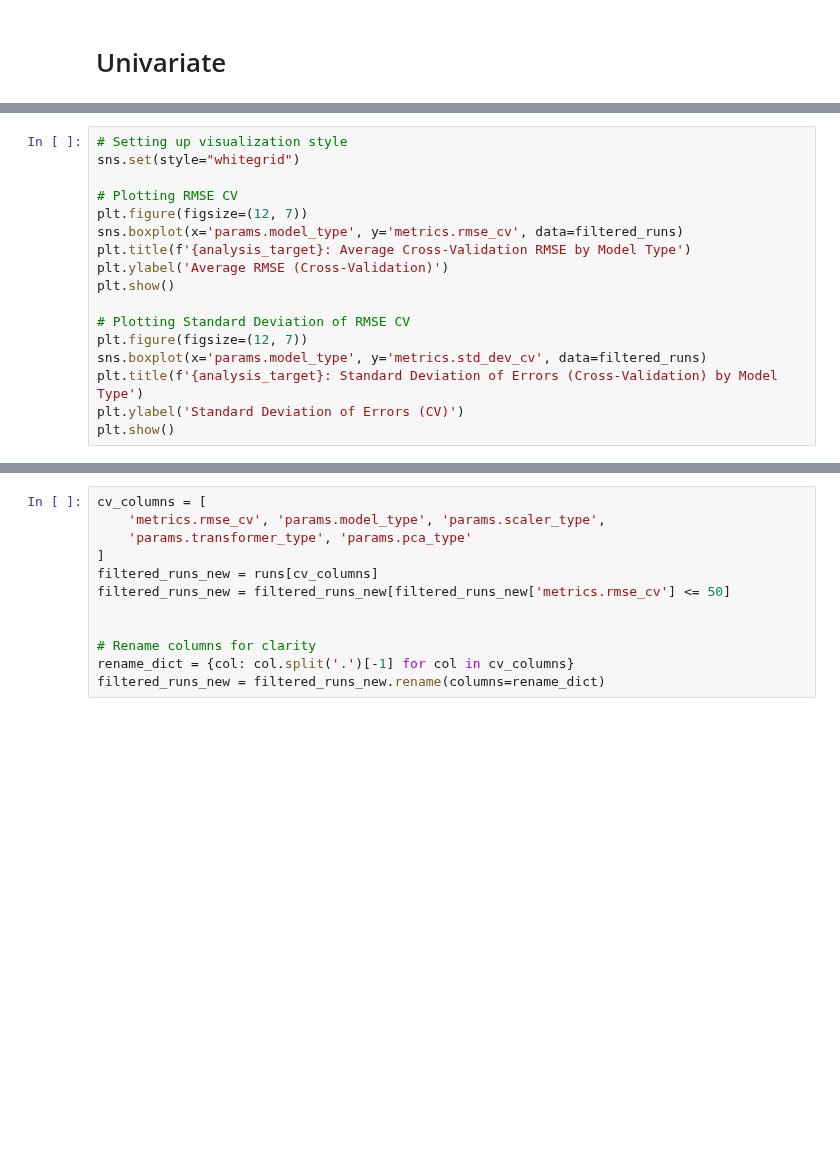
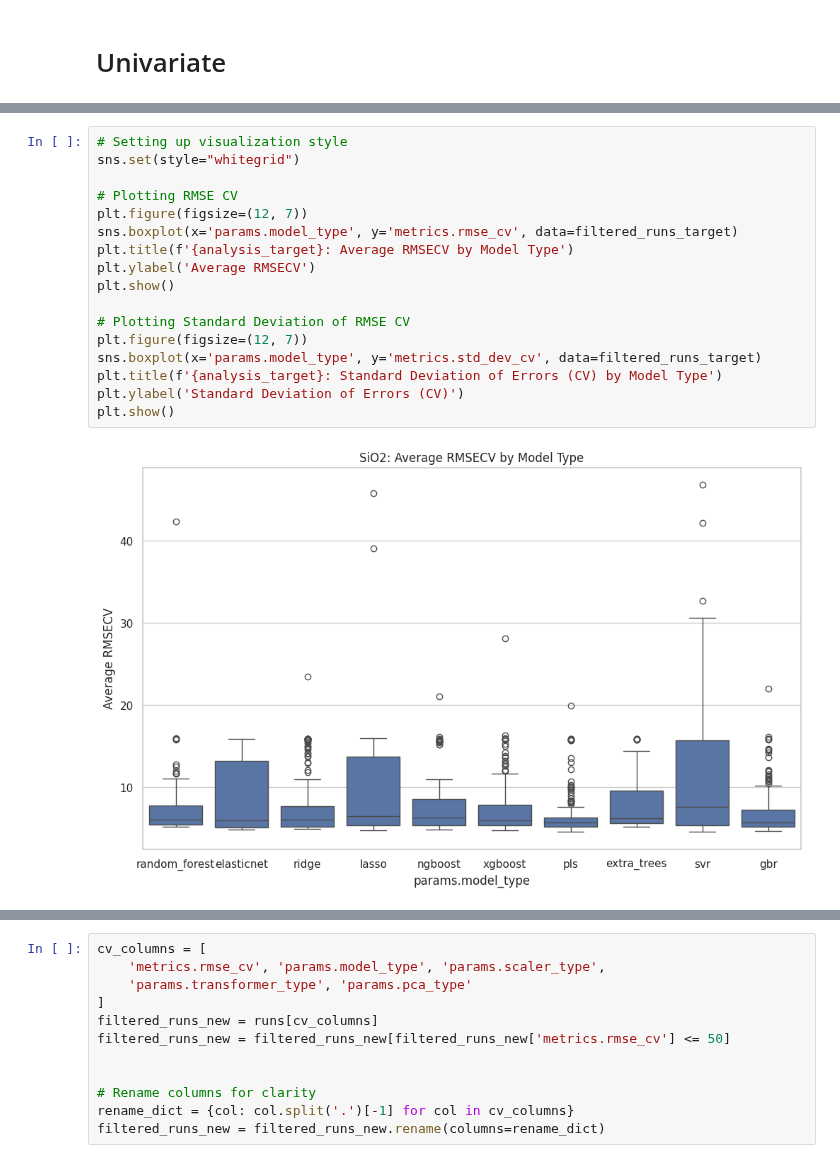
Before and after one commit to chhoumann/thesis-chemcam, a Jupyter notebook: baseline/experiment_analysis/experiment_analysis.ipynb, the cells around one changed output, grey strips where cells are left out. Cells and saved outputs as stored; diff of their text form; blank space fills up the shorter version.

```diff
--- a/baseline/experiment_analysis/experiment_analysis.ipynb
+++ b/baseline/experiment_analysis/experiment_analysis.ipynb
@@ -203,17 +441,19 @@ optimal_runs[['metrics.rmse', 'metrics.rmse_cv', 'metrics.std_dev', 'metrics.std
 # %%
 # Setting up visualization style
 sns.set(style="whitegrid")
 
 # Plotting RMSE CV
 plt.figure(figsize=(12, 7))
-sns.boxplot(x='params.model_type', y='metrics.rmse_cv', data=filtered_runs)
-plt.title(f'{analysis_target}: Average Cross-Validation RMSE by Model Type')
-plt.ylabel('Average RMSE (Cross-Validation)')
+sns.boxplot(x='params.model_type', y='metrics.rmse_cv', data=filtered_runs_target)
+plt.title(f'{analysis_target}: Average RMSECV by Model Type')
+plt.ylabel('Average RMSECV')
 plt.show()
 
 # Plotting Standard Deviation of RMSE CV
 plt.figure(figsize=(12, 7))
-sns.boxplot(x='params.model_type', y='metrics.std_dev_cv', data=filtered_runs)
-plt.title(f'{analysis_target}: Standard Deviation of Errors (Cross-Validation) by Model Type')
+sns.boxplot(x='params.model_type', y='metrics.std_dev_cv', data=filtered_runs_target)
+plt.title(f'{analysis_target}: Standard Deviation of Errors (CV) by Model Type')
 plt.ylabel('Standard Deviation of Errors (CV)')
 plt.show()
+# %% [output]
+[figure, added]
```
Also changed, not shown: parts of 20 cells of this notebook, 1 other file.
